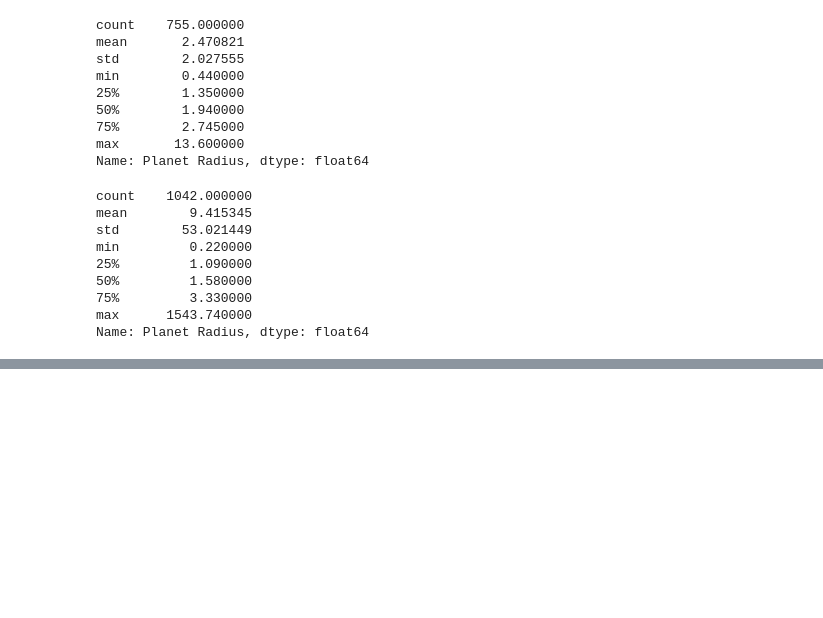
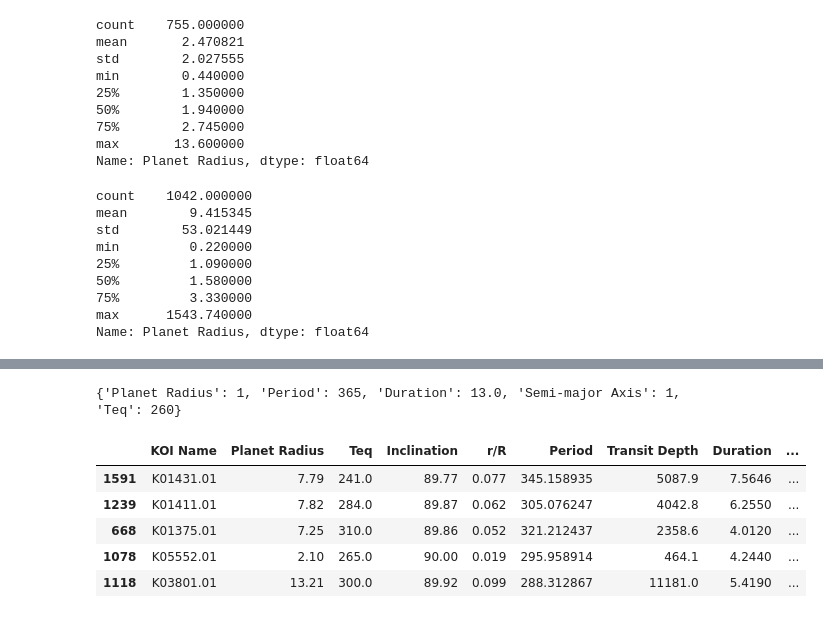
Before and after one commit to fmenat/ExoplanetDetection, a Jupyter notebook: Notebooks/Analysis_of_Disposition.ipynb, the cells around one changed output, grey strips where cells are left out. Cells and saved outputs as stored; diff of their text form; code cells hidden in the pictures; blank space fills up the shorter version.

Commit message:
earth similar

```diff
--- a/Notebooks/Analysis_of_Disposition.ipynb
+++ b/Notebooks/Analysis_of_Disposition.ipynb
@@ -447,0 +418,9 @@ Sun, Radius = 1, Teff=? , Mass= 1, Metallicity=0
+# %%
+#http://www.as.utexas.edu/astronomy/education/sum11/endl/secure/AST_s309_ss11_6.pdf
+#missing Teq and Teff -- "Transit Depth": 0.0084--"Inclination":1.65..
+earth = {"Planet Radius":1, "Period":1*365, "Duration":13.0,"Semi-major Axis": 1,"Teq":260} #let transit?
+jupyter = {"Planet Radius":11.209, "Period":11.86*365, "Duration":29.6,"Semi-major Axis": 5.2,"Teq":130}
+sun = {"Stellar Mass": 1, "Stellar Radius": 1, "Metallicity": 0, "Teff":5777}
+earth_sun = dict(list(earth.items()) + list(sun.items()) + [("r/R", 1/1)])
+jupyter_sun = dict(list(jupyter.items()) + list(sun.items()) + [("r/R", 11.209/1)])
+earth_sun
@@ -447,0 +438,15 @@ Sun, Radius = 1, Teff=? , Mass= 1, Metallicity=0
+# %%
+#similar to earth
+vec_sim = conf_planets[list(earth.keys())]
+
+sim = np.sum( np.square(vec_sim.values - list(earth.values()) ) ,axis=1) #maybe normalize distance?
+print(earth)
+conf_planets.iloc[np.argsort(sim)].head()
+# %% [output]
+{'Planet Radius': 1, 'Period': 365, 'Duration': 13.0, 'Semi-major Axis': 1, 'Teq': 260}
+|  | KOI Name | Planet Radius | Teq | Inclination | r/R | Period | Transit Depth | Duration | ... |
+| 1591 | K01431.01 | 7.79 | 241.0 | 89.77 | 0.077 | 345.158935 | 5087.9 | 7.5646 | ... |
+| 1239 | K01411.01 | 7.82 | 284.0 | 89.87 | 0.062 | 305.076247 | 4042.8 | 6.2550 | ... |
+| 668 | K01375.01 | 7.25 | 310.0 | 89.86 | 0.052 | 321.212437 | 2358.6 | 4.0120 | ... |
+| 1078 | K05552.01 | 2.10 | 265.0 | 90.00 | 0.019 | 295.958914 | 464.1 | 4.2440 | ... |
+| 1118 | K03801.01 | 13.21 | 300.0 | 89.92 | 0.099 | 288.312867 | 11181.0 | 5.4190 | ... |
```
Also changed, not shown: parts of 8 cells of this notebook.
